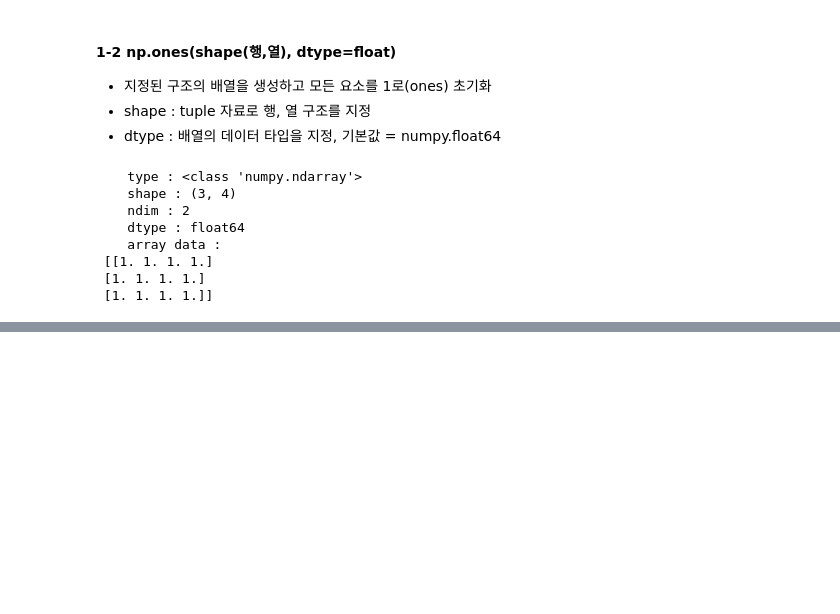
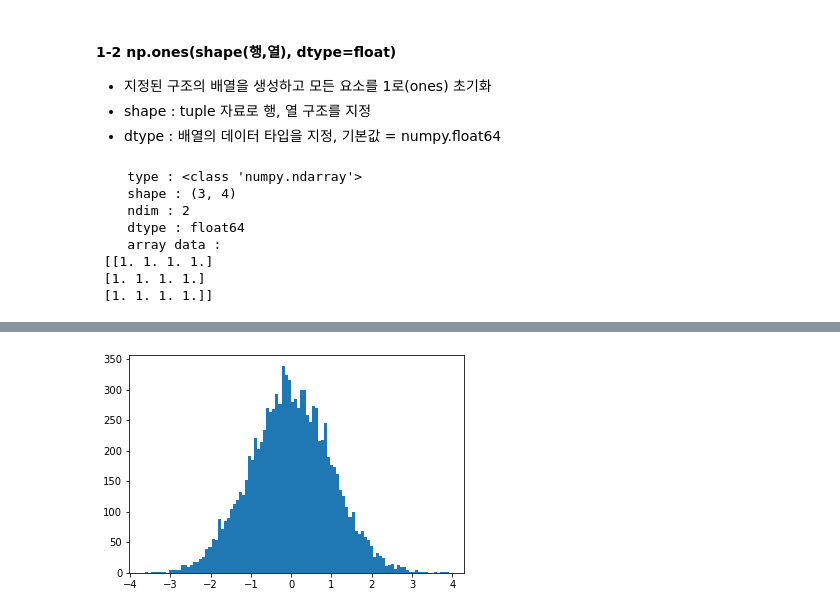
Before and after one commit to iwalkbyfaith/python_basic, a Jupyter notebook: 넘파이/2022.06.07 numpy 기초.ipynb, the cells around one changed output, grey strips where cells are left out. Saved outputs shown, nothing was run; the diff lists cells and outputs as text; code cells hidden in the pictures; blank space fills up the shorter version.

```diff
--- a/넘파이/2022.06.07 numpy 기초.ipynb
+++ b/넘파이/2022.06.07 numpy 기초.ipynb
@@ -328,0 +831,12 @@ np_print(arr)
+# %%
+# 🔴 정규분포 데이터로 이루어진 배열에 대한 시각화
+
+## 평균0, 표준편차1인 표준정규분포에서 추출한 10000개의 데이터에 대해 100개의 구간으로 구분한 분포
+
+data = np.random.randn(10000)
+
+## 시각화
+plt.hist(data, bins=100)
+plt.show()
+# %% [output]
+[figure, added]
```
Also changed, not shown: parts of 51 cells of this notebook, 1 other file.
